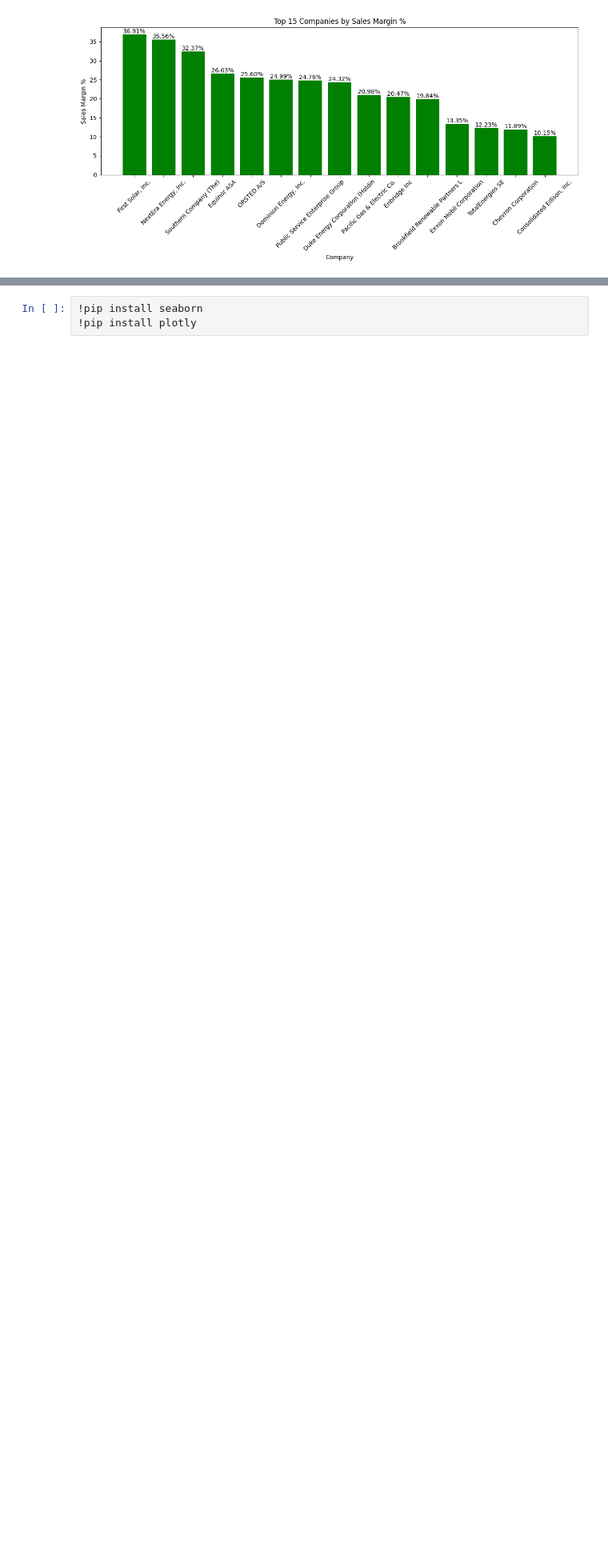
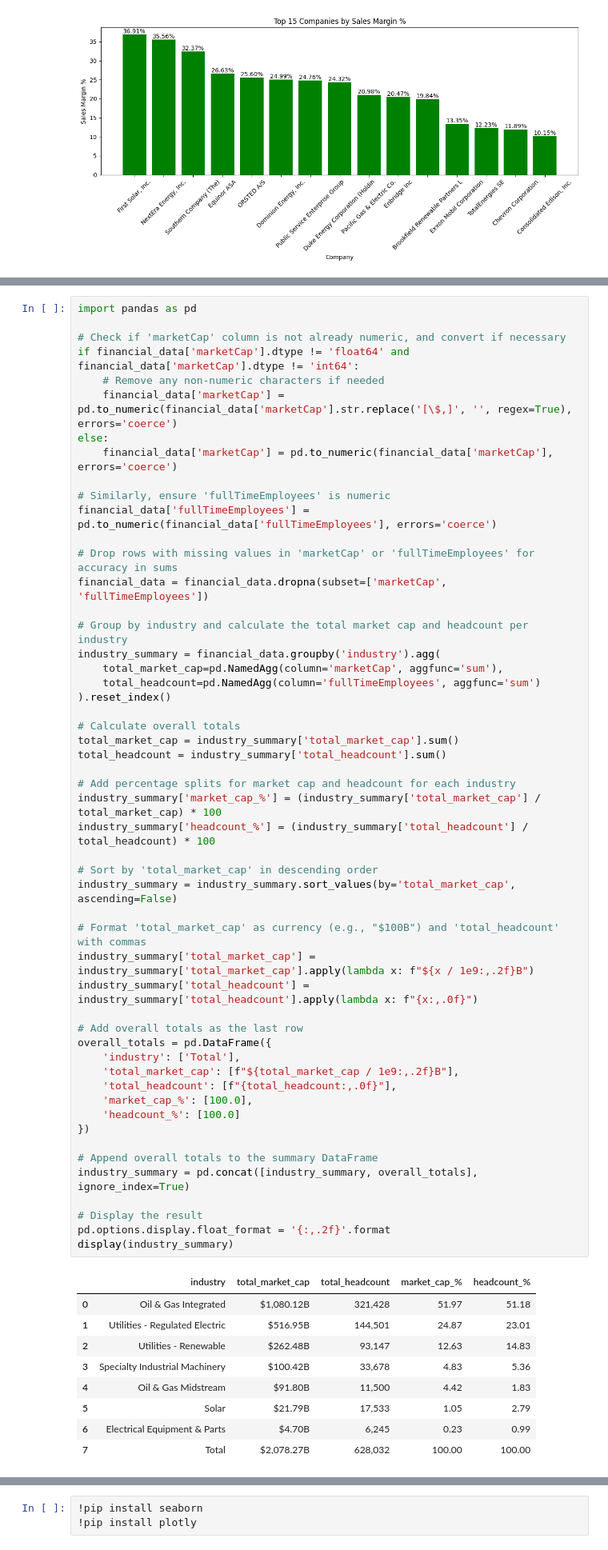
Before and after one commit to Vivekanand-R/Industry-Outlook, a Jupyter notebook: Energy Sectors.ipynb, the cells around one changed output, grey strips where cells are left out. Shown at 80% size. Cells and saved outputs as stored; diff of their text form; blank space fills up the shorter version.

```diff
--- a/Energy Sectors.ipynb
+++ b/Energy Sectors.ipynb
@@ -302,6 +302,68 @@ plt.tight_layout()
 plt.show()
 # %% [output]
 [figure]
+# %%
+import pandas as pd
+
+# Check if 'marketCap' column is not already numeric, and convert if necessary
+if financial_data['marketCap'].dtype != 'float64' and financial_data['marketCap'].dtype != 'int64':
+    # Remove any non-numeric characters if needed
+    financial_data['marketCap'] = pd.to_numeric(financial_data['marketCap'].str.replace('[\$,]', '', regex=True), errors='coerce')
+else:
+    financial_data['marketCap'] = pd.to_numeric(financial_data['marketCap'], errors='coerce')
+
+# Similarly, ensure 'fullTimeEmployees' is numeric
+financial_data['fullTimeEmployees'] = pd.to_numeric(financial_data['fullTimeEmployees'], errors='coerce')
+
+# Drop rows with missing values in 'marketCap' or 'fullTimeEmployees' for accuracy in sums
+financial_data = financial_data.dropna(subset=['marketCap', 'fullTimeEmployees'])
+
+# Group by industry and calculate the total market cap and headcount per industry
+industry_summary = financial_data.groupby('industry').agg(
+    total_market_cap=pd.NamedAgg(column='marketCap', aggfunc='sum'),
+    total_headcount=pd.NamedAgg(column='fullTimeEmployees', aggfunc='sum')
+).reset_index()
+
+# Calculate overall totals
+total_market_cap = industry_summary['total_market_cap'].sum()
+total_headcount = industry_summary['total_headcount'].sum()
+
+# Add percentage splits for market cap and headcount for each industry
+industry_summary['market_cap_%'] = (industry_summary['total_market_cap'] / total_market_cap) * 100
+industry_summary['headcount_%'] = (industry_summary['total_headcount'] / total_headcount) * 100
+
+# Sort by 'total_market_cap' in descending order
+industry_summary = industry_summary.sort_values(by='total_market_cap', ascending=False)
+
+# Format 'total_market_cap' as currency (e.g., "$100B") and 'total_headcount' with commas
+industry_summary['total_market_cap'] = industry_summary['total_market_cap'].apply(lambda x: f"${x / 1e9:,.2f}B")
+industry_summary['total_headcount'] = industry_summary['total_headcount'].apply(lambda x: f"{x:,.0f}")
+
+# Add overall totals as the last row
+overall_totals = pd.DataFrame({
+    'industry': ['Total'],
+    'total_market_cap': [f"${total_market_cap / 1e9:,.2f}B"],
+    'total_headcount': [f"{total_headcount:,.0f}"],
+    'market_cap_%': [100.0],
+    'headcount_%': [100.0]
+})
+
+# Append overall totals to the summary DataFrame
+industry_summary = pd.concat([industry_summary, overall_totals], ignore_index=True)
+
+# Display the result
+pd.options.display.float_format = '{:,.2f}'.format
+display(industry_summary)
+# %% [output]
+|  | industry | total_market_cap | total_headcount | market_cap_% | headcount_% |
+| 0 | Oil & Gas Integrated | $1,080.12B | 321,428 | 51.97 | 51.18 |
+| 1 | Utilities - Regulated Electric | $516.95B | 144,501 | 24.87 | 23.01 |
+| 2 | Utilities - Renewable | $262.48B | 93,147 | 12.63 | 14.83 |
+| 3 | Specialty Industrial Machinery | $100.42B | 33,678 | 4.83 | 5.36 |
+| 4 | Oil & Gas Midstream | $91.80B | 11,500 | 4.42 | 1.83 |
+| 5 | Solar | $21.79B | 17,533 | 1.05 | 2.79 |
+| 6 | Electrical Equipment & Parts | $4.70B | 6,245 | 0.23 | 0.99 |
+| 7 | Total | $2,078.27B | 628,032 | 100.00 | 100.00 |
 # %%
 import pandas as pd
 import numpy as np
```
Also changed, not shown: parts of 2 cells of this notebook.
